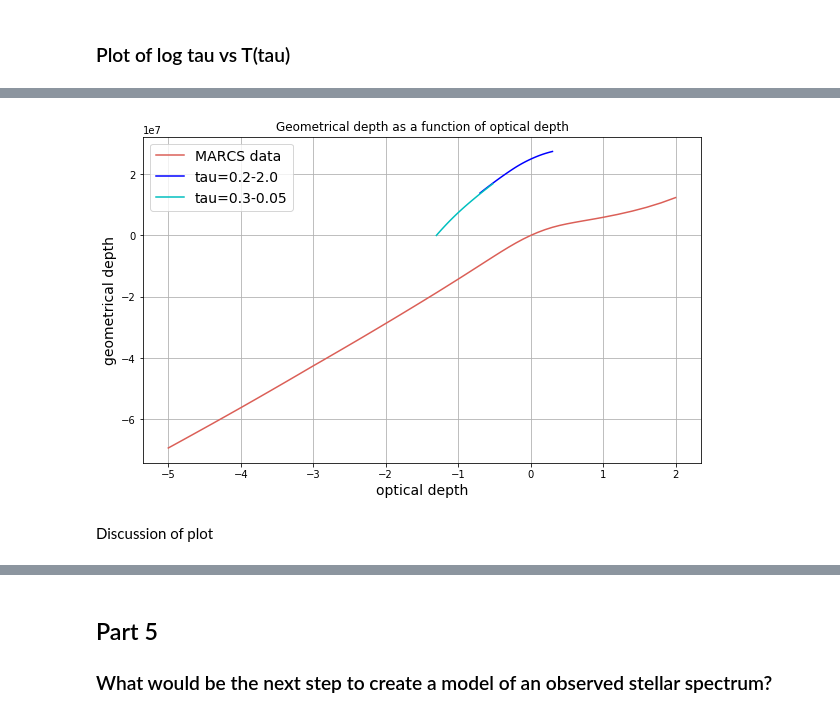
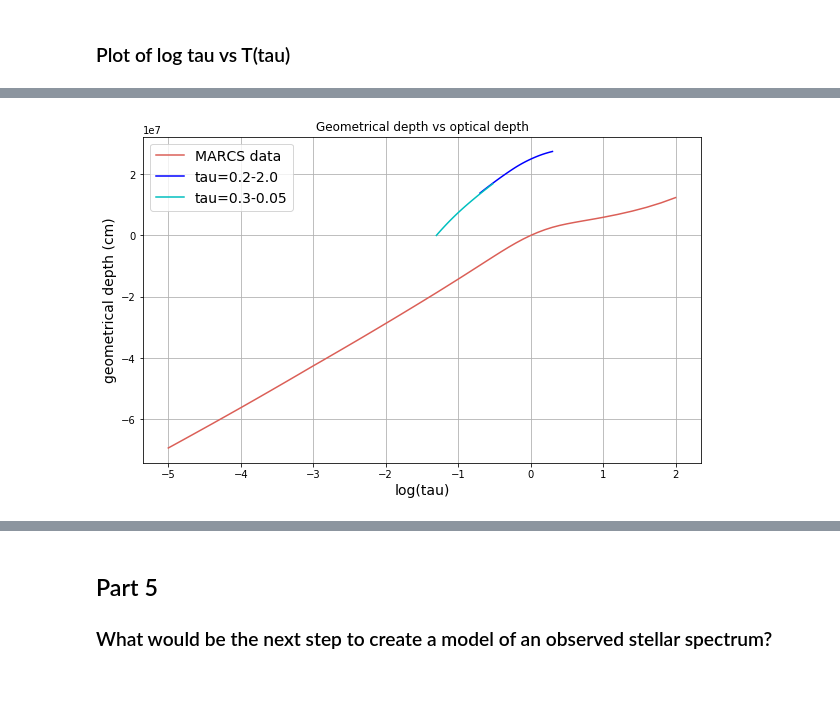
Before and after one commit to dziouba/PoS, a Jupyter notebook: PoS_Computer_Model (2).ipynb, the cells around one changed output, grey strips where cells are left out. Cells and saved outputs as stored; diff of their text form; code cells hidden in the pictures; blank space fills up the shorter version.

```diff
--- a/PoS_Computer_Model (2).ipynb
+++ b/PoS_Computer_Model (2).ipynb
@@ -482,18 +480,17 @@ Discussion of plot
 # %%
 # Plot
 
 fig = figure(figsize=(10,6))
 fr = fig.add_subplot(1,1,1)
-fr.set_xlabel('optical depth', fontsize="14")
-fr.set_ylabel('geometrical depth', fontsize="14")
+fr.set_xlabel('log(tau)', fontsize="14")
+fr.set_ylabel('geometrical depth (cm)', fontsize="14")
 fr.grid(True)
 fr.plot(MARCS_logTau, MARCS_z, "-", label='MARCS data')
 fr.plot(np.log10(tau_02), z_011, "b-", label='tau=0.2-2.0')
 fr.plot(np.log10(tau_03), z_012, "c-", label='tau=0.3-0.05')
+#fr.plot([np.log10(0.666)], [2.3e7], "o", label='tau=0.2-2.0') #tau=2/3, most radiation from this depth
 fr.legend(fontsize='14')
-fr.set_title("Geometrical depth as a function of optical depth")
+fr.set_title("Geometrical depth vs optical depth")
 show()
 # %% [output]
-[figure, old version]
+[figure, new version]
-# %% [markdown]
-Discussion of plot
```
Also changed, not shown: parts of 27 cells of this notebook.
